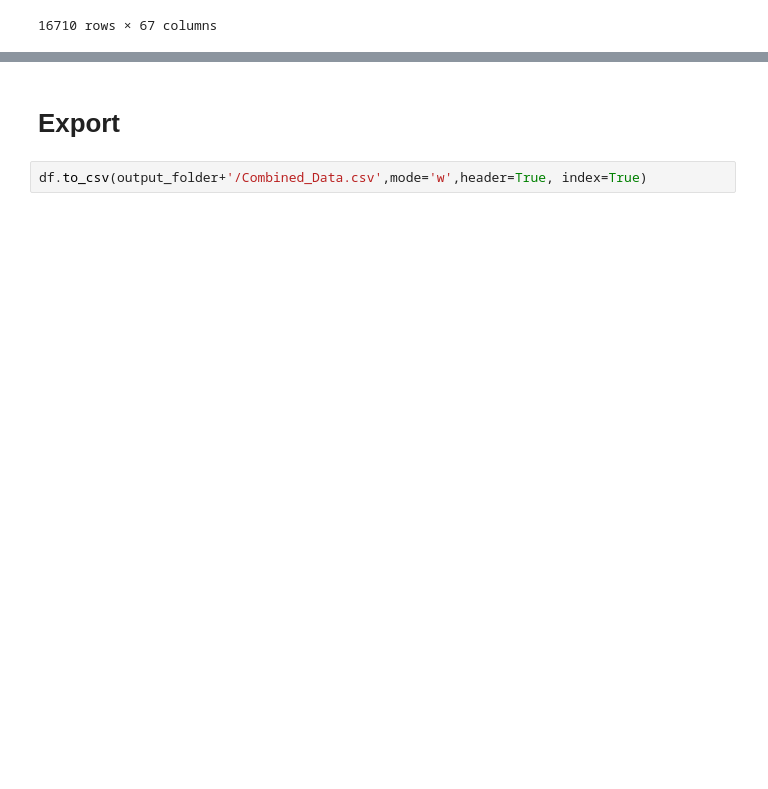
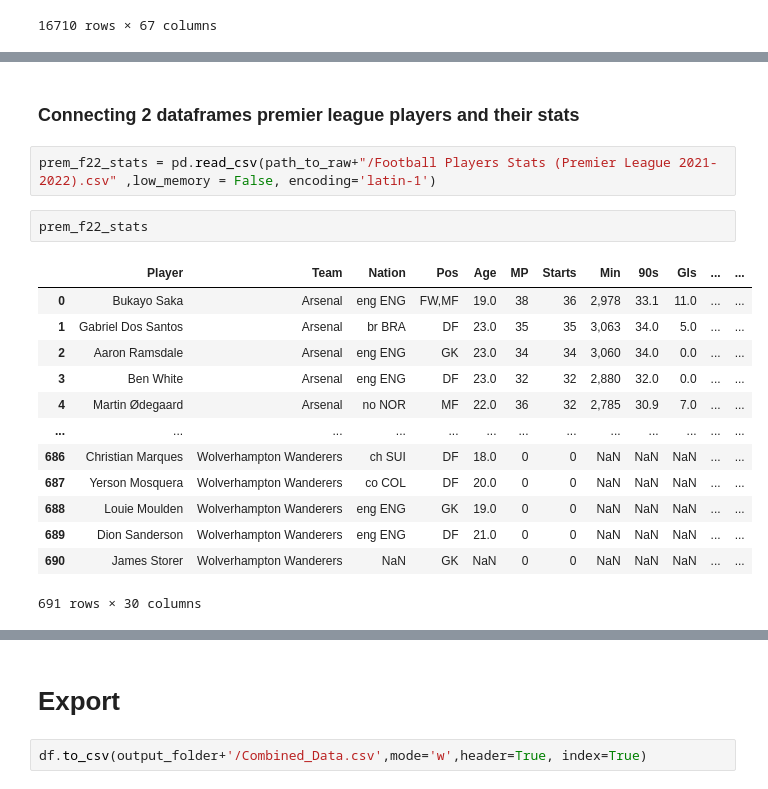
Before and after one commit to Roialfassi/predicting-future-grades-fifa, a Jupyter notebook: Pre-Process-Data.ipynb, the cells around one changed output, grey strips where cells are left out. Saved outputs shown, nothing was run; the diff lists cells and outputs as text; blank space fills up the shorter version.

```diff
--- a/Pre-Process-Data.ipynb
+++ b/Pre-Process-Data.ipynb
@@ -223,0 +298,20 @@ TypeError: cannot unpack non-iterable NoneType object
+# %% [markdown]
+### Connecting 2 dataframes premier league players and their stats
+# %%
+prem_f22_stats = pd.read_csv(path_to_raw+"/Football Players Stats (Premier League 2021-2022).csv" ,low_memory = False, encoding='latin-1')
+# %%
+prem_f22_stats
+# %% [output]
+|  | Player | Team | Nation | Pos | Age | MP | Starts | Min | 90s | Gls | ... | ... |
+| 0 | Bukayo Saka | Arsenal | eng ENG | FW,MF | 19.0 | 38 | 36 | 2,978 | 33.1 | 11.0 | ... | ... |
+| 1 | Gabriel Dos Santos | Arsenal | br BRA | DF | 23.0 | 35 | 35 | 3,063 | 34.0 | 5.0 | ... | ... |
+| 2 | Aaron Ramsdale | Arsenal | eng ENG | GK | 23.0 | 34 | 34 | 3,060 | 34.0 | 0.0 | ... | ... |
+| 3 | Ben White | Arsenal | eng ENG | DF | 23.0 | 32 | 32 | 2,880 | 32.0 | 0.0 | ... | ... |
+| 4 | Martin Ødegaard | Arsenal | no NOR | MF | 22.0 | 36 | 32 | 2,785 | 30.9 | 7.0 | ... | ... |
+| ... | ... | ... | ... | ... | ... | ... | ... | ... | ... | ... | ... | ... |
+| 686 | Christian Marques | Wolverhampton Wanderers | ch SUI | DF | 18.0 | 0 | 0 | NaN | NaN | NaN | ... | ... |
+| 687 | Yerson Mosquera | Wolverhampton Wanderers | co COL | DF | 20.0 | 0 | 0 | NaN | NaN | NaN | ... | ... |
+| 688 | Louie Moulden | Wolverhampton Wanderers | eng ENG | GK | 19.0 | 0 | 0 | NaN | NaN | NaN | ... | ... |
+| 689 | Dion Sanderson | Wolverhampton Wanderers | eng ENG | DF | 21.0 | 0 | 0 | NaN | NaN | NaN | ... | ... |
+| 690 | James Storer | Wolverhampton Wanderers | NaN | GK | NaN | 0 | 0 | NaN | NaN | NaN | ... | ... |
+691 rows × 30 columns
```
Also changed, not shown: parts of 60 cells of this notebook, 11 other files.
